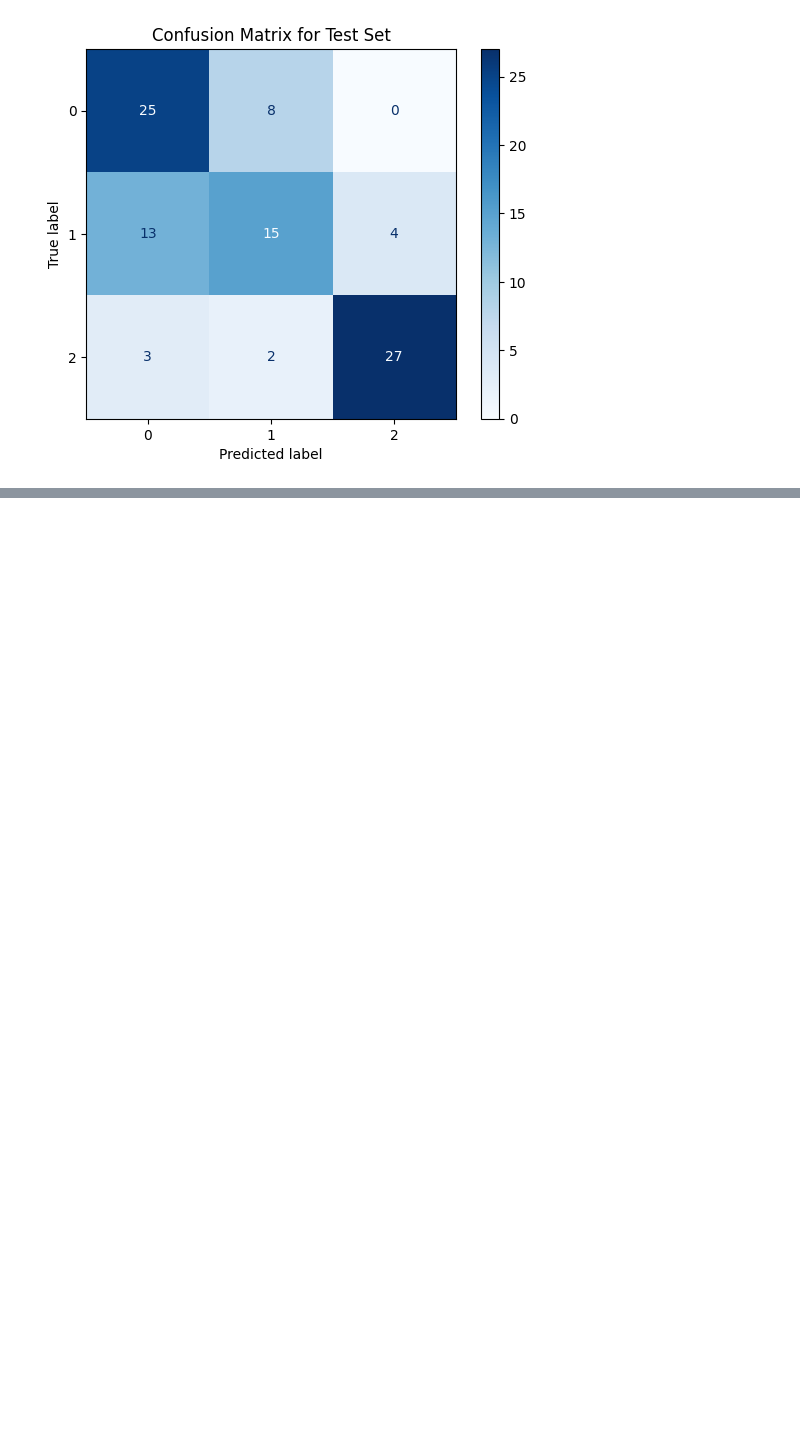
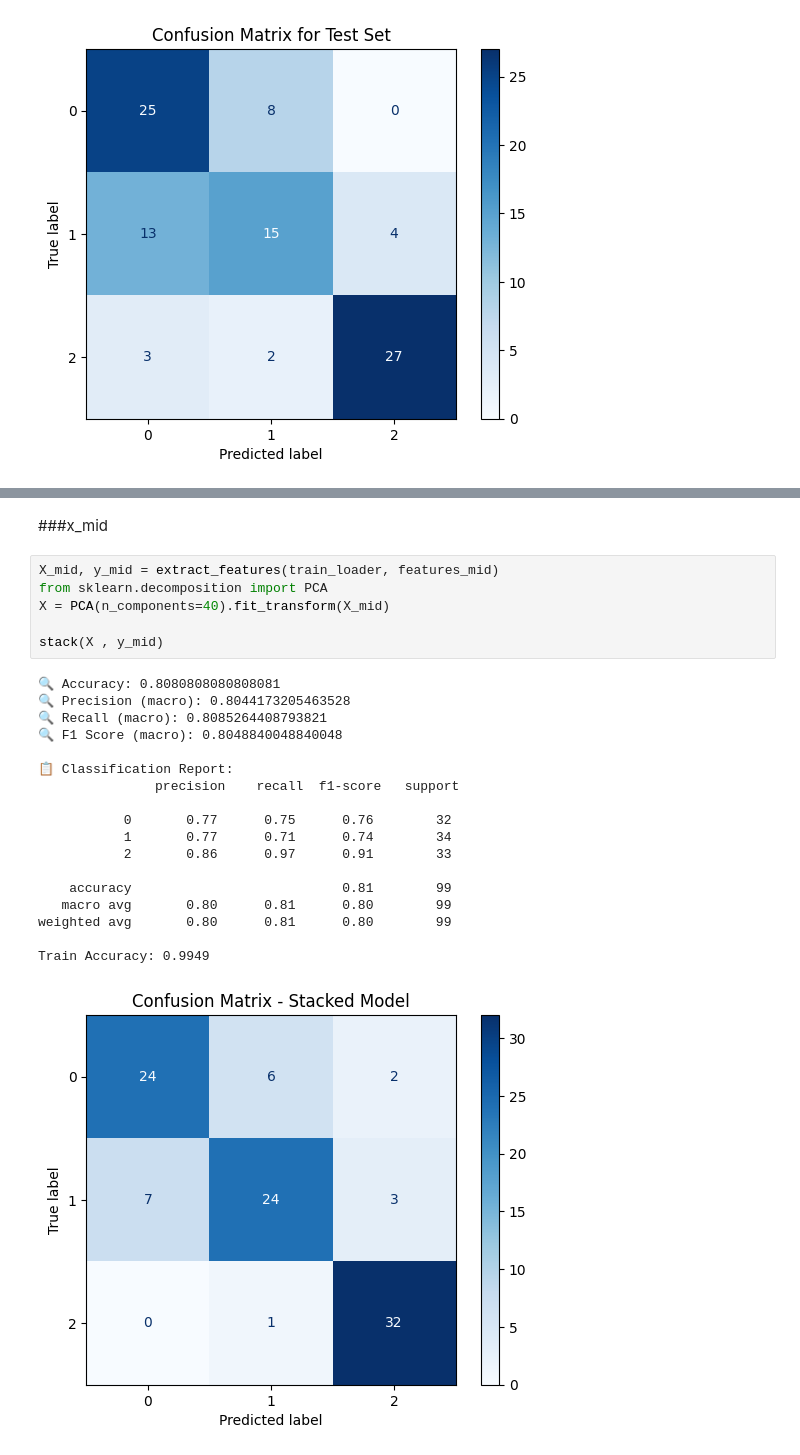
Before and after one commit to StuckInAnEndlessFebruary/stacked-learner, a Jupyter notebook: StackedLearner.ipynb, the cells around one changed output, grey strips where cells are left out. Cells and saved outputs as stored; diff of their text form; blank space fills up the shorter version.

```diff
--- a/StackedLearner.ipynb
+++ b/StackedLearner.ipynb
@@ -924,0 +1433,27 @@ weighted avg       0.58      0.59      0.57        99
+# %% [markdown]
+###x_mid
+# %%
+X_mid, y_mid = extract_features(train_loader, features_mid)
+from sklearn.decomposition import PCA
+X = PCA(n_components=40).fit_transform(X_mid)
+
+stack(X , y_mid)
+# %% [output]
+🔍 Accuracy: 0.8080808080808081
+🔍 Precision (macro): 0.8044173205463528
+🔍 Recall (macro): 0.8085264408793821
+🔍 F1 Score (macro): 0.8048840048840048
+
+📋 Classification Report:
+               precision    recall  f1-score   support
+
+           0       0.77      0.75      0.76        32
+           1       0.77      0.71      0.74        34
+           2       0.86      0.97      0.91        33
+
+    accuracy                           0.81        99
+   macro avg       0.80      0.81      0.80        99
+weighted avg       0.80      0.81      0.80        99
+
+Train Accuracy: 0.9949
+[figure, added]
```
Also changed, not shown: parts of 26 cells of this notebook.
